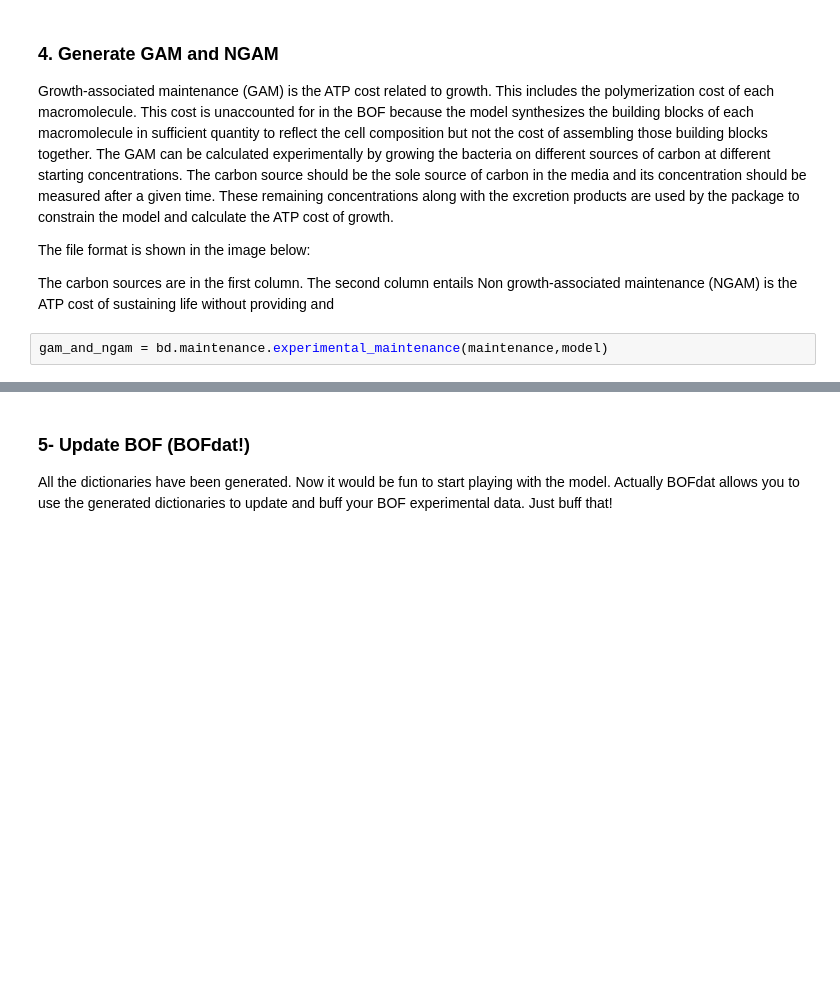
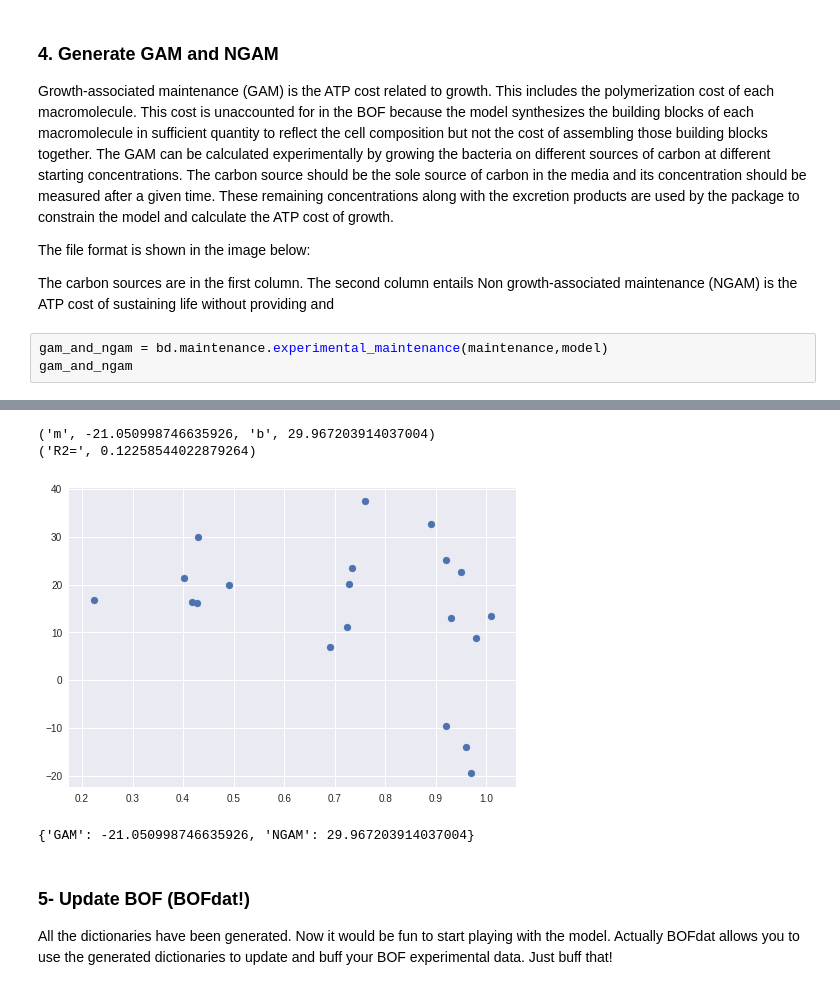
Before and after one commit to jclachance/BOFdat, a Jupyter notebook: Example_usage/Example.ipynb, the cells around one changed output, grey strips where cells are left out. Saved outputs shown, nothing was run; the diff lists cells and outputs as text; blank space fills up the shorter version.

```diff
--- a/Example_usage/Example.ipynb
+++ b/Example_usage/Example.ipynb
@@ -186,3 +186,5 @@ The carbon sources are in the first column. The second column entails
 Non growth-associated maintenance (NGAM) is the ATP cost of sustaining life without providing and
 # %%
 gam_and_ngam = bd.maintenance.experimental_maintenance(maintenance,model)
+gam_and_ngam
+# %% [output]
@@ -189,3 +192,7 @@ gam_and_ngam = bd.maintenance.experimental_maintenance(maintenance,model)
+('m', -21.050998746635926, 'b', 29.967203914037004)
+('R2=', 0.12258544022879264)
+[figure, added]
+{'GAM': -21.050998746635926, 'NGAM': 29.967203914037004}
 # %% [markdown]
 ### 5- Update BOF (BOFdat!)
 
```
Also changed, not shown: parts of 2 cells of this notebook, 45 other files.
